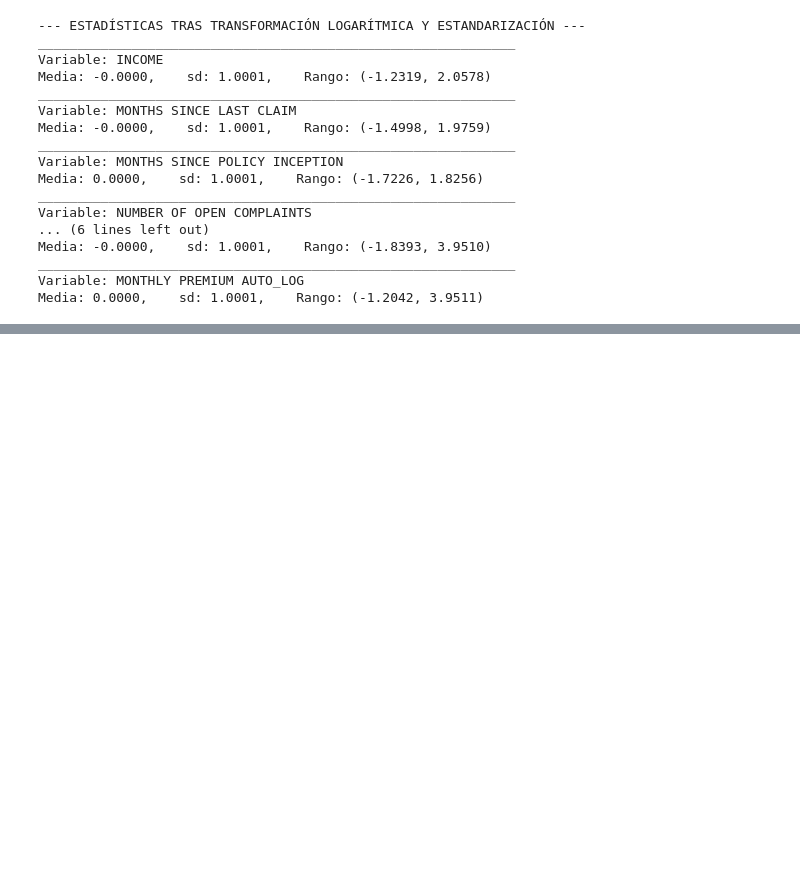
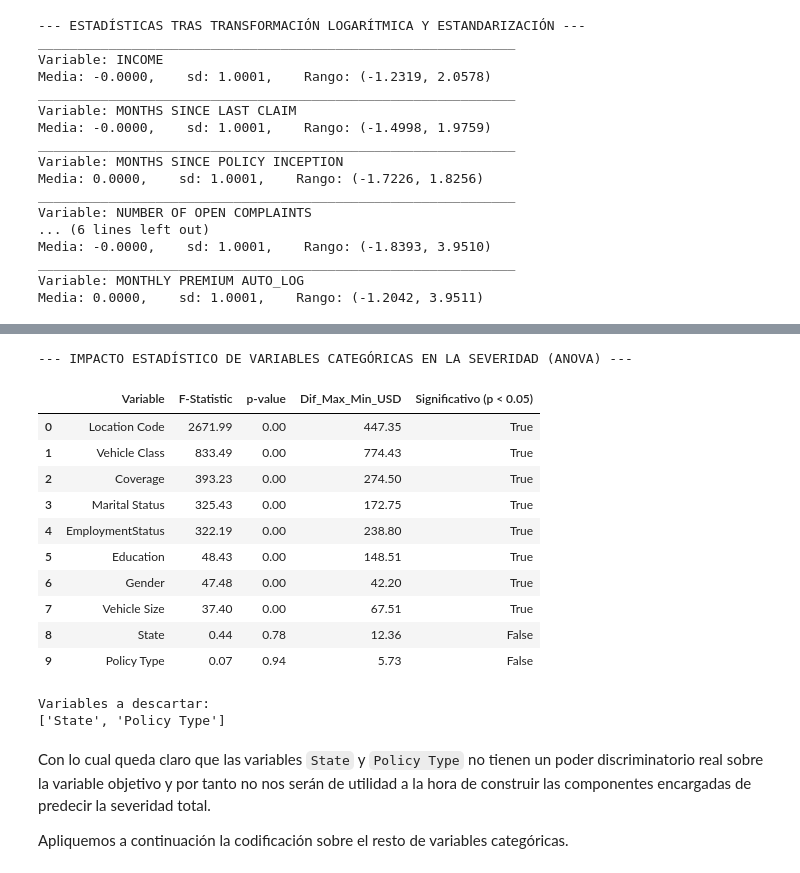
Before and after one commit to diegooperezz/actuarial-bnn-reserving, a Jupyter notebook: notebooks/02_reduccion_dimensionalidad.ipynb, the cells around one changed output, grey strips where cells are left out. Drawn from its saved outputs; the diff is of its cells as text; code cells hidden in the pictures; blank space fills up the shorter version.

```diff
--- a/notebooks/02_reduccion_dimensionalidad.ipynb
+++ b/notebooks/02_reduccion_dimensionalidad.ipynb
@@ -78,0 +101,53 @@ Media: 0.0000,    sd: 1.0001,    Rango: (-1.2042, 3.9511)
+# %%
+target = 'Total Claim Amount'
+cat_cols = ['State', 'EmploymentStatus', 'Gender', 'Location Code', 'Marital Status',
+            'Policy Type', 'Vehicle Class', 'Coverage', 'Education', 'Vehicle Size']
+
+anova_results = []
+for col in cat_cols:
+    # Agrupamos los valores del Total Claim Amount por cada categoría de la variable
+    groups = [df[target][df[col] == category].values for category in df[col].unique()]
+
+    # Test ANOVA unilateral
+    f_stat, p_val = f_oneway(*groups)
+
+    # Calculamos la diferencia máxima de medias de la severidad
+    means = df.groupby(col)[target].mean()
+    max_diff = means.max() - means.min()
+
+    anova_results.append({
+        'Variable': col,
+        'F-Statistic': f_stat,
+        'p-value': p_val,
+        'Dif_Max_Min_USD': max_diff
+    })
+
+# Damos formato y analizamos los resultados
+res_df = pd.DataFrame(anova_results).sort_values('F-Statistic', ascending=False)
+res_df['Significativo (p < 0.05)'] = res_df['p-value'] < 0.05 # Significatividad al 95%
+
+print("--- IMPACTO ESTADÍSTICO DE VARIABLES CATEGÓRICAS EN LA SEVERIDAD (ANOVA) ---")
+display(res_df.round(2).reset_index(drop=True))
+
+vars_to_drop = res_df[res_df['Significativo (p < 0.05)'] == False]['Variable'].tolist()
+print(f"\nVariables a descartar:")
+print(vars_to_drop)
+# %% [output]
+--- IMPACTO ESTADÍSTICO DE VARIABLES CATEGÓRICAS EN LA SEVERIDAD (ANOVA) ---
+|  | Variable | F-Statistic | p-value | Dif_Max_Min_USD | Significativo (p < 0.05) |
+| 0 | Location Code | 2671.99 | 0.00 | 447.35 | True |
+| 1 | Vehicle Class | 833.49 | 0.00 | 774.43 | True |
+| 2 | Coverage | 393.23 | 0.00 | 274.50 | True |
+| 3 | Marital Status | 325.43 | 0.00 | 172.75 | True |
+| 4 | EmploymentStatus | 322.19 | 0.00 | 238.80 | True |
+| 5 | Education | 48.43 | 0.00 | 148.51 | True |
+| 6 | Gender | 47.48 | 0.00 | 42.20 | True |
+| 7 | Vehicle Size | 37.40 | 0.00 | 67.51 | True |
+| 8 | State | 0.44 | 0.78 | 12.36 | False |
+| 9 | Policy Type | 0.07 | 0.94 | 5.73 | False |
+Variables a descartar:
+['State', 'Policy Type']
+# %% [markdown]
+Con lo cual queda claro que las variables `State` y `Policy Type` no tienen un poder discriminatorio real sobre la variable objetivo y por tanto no nos serán de utilidad a la hora de construir las componentes encargadas de predecir la severidad total.
+
+Apliquemos a continuación la codificación sobre el resto de variables categóricas.
```
Also changed, not shown: parts of 27 cells of this notebook, 3 other files.
